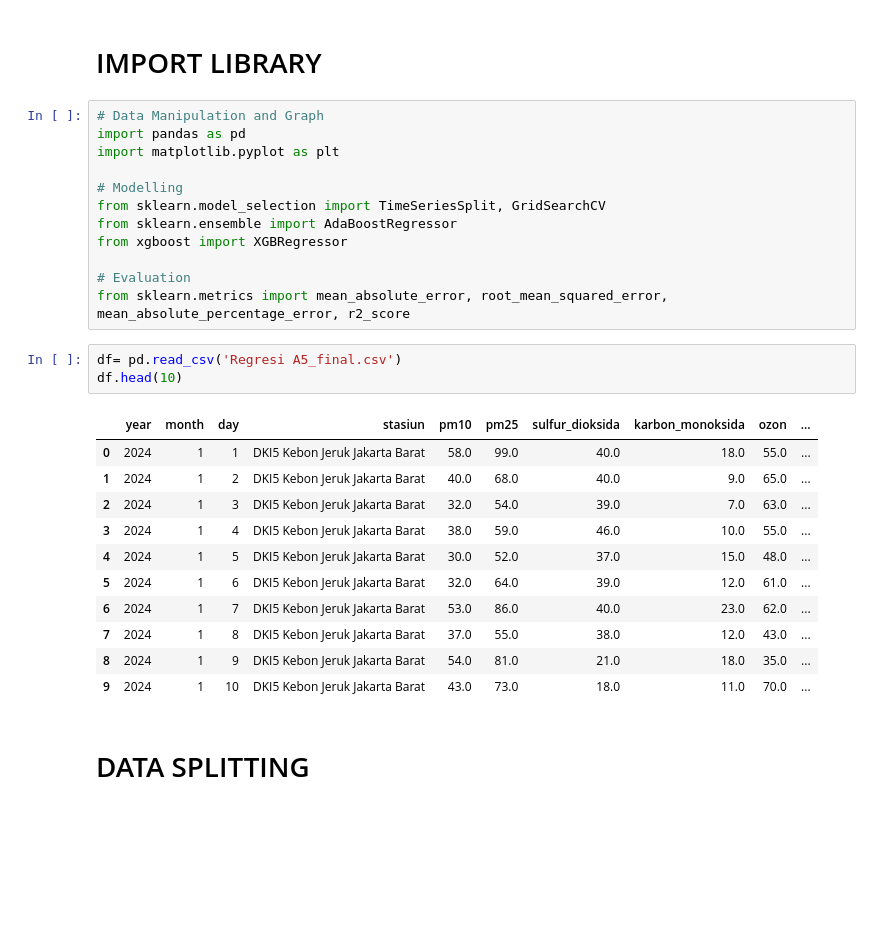
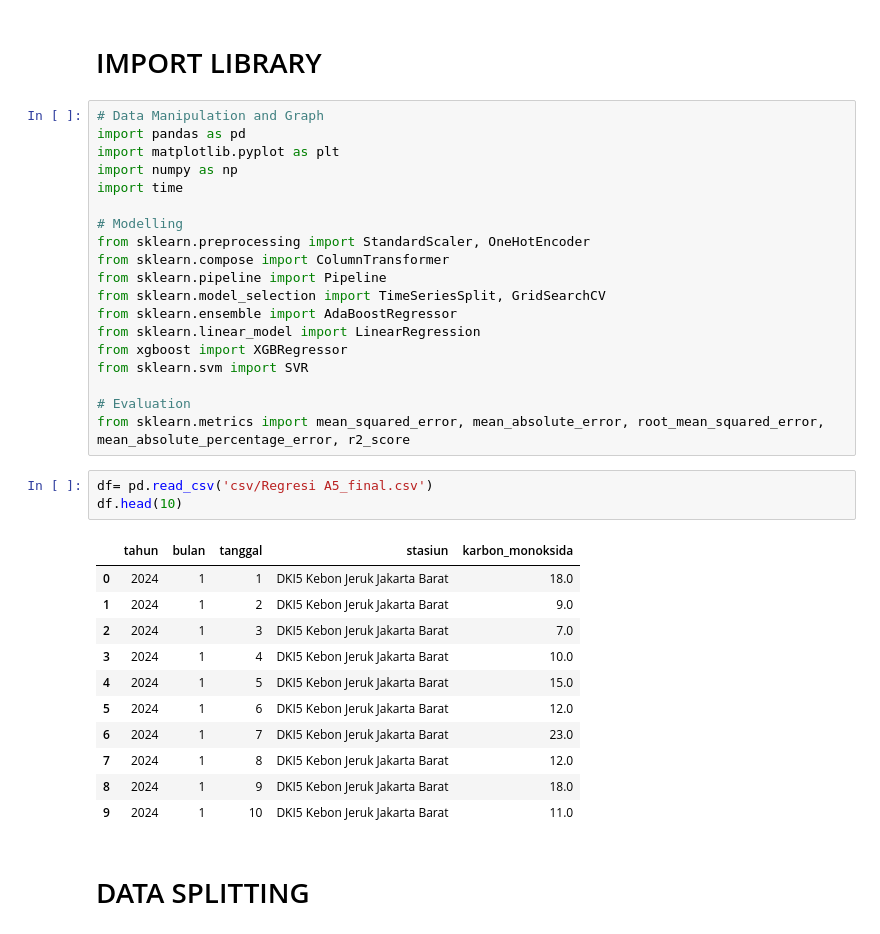
Before and after one commit to Ariwjy/Tugas-Machine-Learning, a Jupyter notebook: Regresi A5.ipynb, the cells around one changed output. Saved outputs shown, nothing was run; the diff lists cells and outputs as text; blank space fills up the shorter version.

Commit message:
Added Regresi A5

```diff
--- a/Regresi A5.ipynb
+++ b/Regresi A5.ipynb
@@ -4,29 +4,36 @@
 # Data Manipulation and Graph
 import pandas as pd
 import matplotlib.pyplot as plt
+import numpy as np
+import time
 
 # Modelling
+from sklearn.preprocessing import StandardScaler, OneHotEncoder
+from sklearn.compose import ColumnTransformer
+from sklearn.pipeline import Pipeline
 from sklearn.model_selection import TimeSeriesSplit, GridSearchCV
 from sklearn.ensemble import AdaBoostRegressor
+from sklearn.linear_model import LinearRegression
 from xgboost import XGBRegressor
+from sklearn.svm import SVR
 
 # Evaluation
-from sklearn.metrics import mean_absolute_error, root_mean_squared_error, mean_absolute_percentage_error, r2_score
+from sklearn.metrics import mean_squared_error, mean_absolute_error, root_mean_squared_error, mean_absolute_percentage_error, r2_score
 # %%
-df= pd.read_csv('Regresi A5_final.csv')
+df= pd.read_csv('csv/Regresi A5_final.csv')
 df.head(10)
 # %% [output]
-|  | year | month | day | stasiun | pm10 | pm25 | sulfur_dioksida | karbon_monoksida | ozon | ... |
-| 0 | 2024 | 1 | 1 | DKI5 Kebon Jeruk Jakarta Barat | 58.0 | 99.0 | 40.0 | 18.0 | 55.0 | ... |
-| 1 | 2024 | 1 | 2 | DKI5 Kebon Jeruk Jakarta Barat | 40.0 | 68.0 | 40.0 | 9.0 | 65.0 | ... |
-| 2 | 2024 | 1 | 3 | DKI5 Kebon Jeruk Jakarta Barat | 32.0 | 54.0 | 39.0 | 7.0 | 63.0 | ... |
-| 3 | 2024 | 1 | 4 | DKI5 Kebon Jeruk Jakarta Barat | 38.0 | 59.0 | 46.0 | 10.0 | 55.0 | ... |
-| 4 | 2024 | 1 | 5 | DKI5 Kebon Jeruk Jakarta Barat | 30.0 | 52.0 | 37.0 | 15.0 | 48.0 | ... |
-| 5 | 2024 | 1 | 6 | DKI5 Kebon Jeruk Jakarta Barat | 32.0 | 64.0 | 39.0 | 12.0 | 61.0 | ... |
-| 6 | 2024 | 1 | 7 | DKI5 Kebon Jeruk Jakarta Barat | 53.0 | 86.0 | 40.0 | 23.0 | 62.0 | ... |
-| 7 | 2024 | 1 | 8 | DKI5 Kebon Jeruk Jakarta Barat | 37.0 | 55.0 | 38.0 | 12.0 | 43.0 | ... |
-| 8 | 2024 | 1 | 9 | DKI5 Kebon Jeruk Jakarta Barat | 54.0 | 81.0 | 21.0 | 18.0 | 35.0 | ... |
-| 9 | 2024 | 1 | 10 | DKI5 Kebon Jeruk Jakarta Barat | 43.0 | 73.0 | 18.0 | 11.0 | 70.0 | ... |
+|  | tahun | bulan | tanggal | stasiun | karbon_monoksida |
+| 0 | 2024 | 1 | 1 | DKI5 Kebon Jeruk Jakarta Barat | 18.0 |
+| 1 | 2024 | 1 | 2 | DKI5 Kebon Jeruk Jakarta Barat | 9.0 |
+| 2 | 2024 | 1 | 3 | DKI5 Kebon Jeruk Jakarta Barat | 7.0 |
+| 3 | 2024 | 1 | 4 | DKI5 Kebon Jeruk Jakarta Barat | 10.0 |
+| 4 | 2024 | 1 | 5 | DKI5 Kebon Jeruk Jakarta Barat | 15.0 |
+| 5 | 2024 | 1 | 6 | DKI5 Kebon Jeruk Jakarta Barat | 12.0 |
+| 6 | 2024 | 1 | 7 | DKI5 Kebon Jeruk Jakarta Barat | 23.0 |
+| 7 | 2024 | 1 | 8 | DKI5 Kebon Jeruk Jakarta Barat | 12.0 |
+| 8 | 2024 | 1 | 9 | DKI5 Kebon Jeruk Jakarta Barat | 18.0 |
+| 9 | 2024 | 1 | 10 | DKI5 Kebon Jeruk Jakarta Barat | 11.0 |
 # %% [markdown]
 # DATA SPLITTING
 # %%
```
Also changed, not shown: parts of 27 cells of this notebook.
